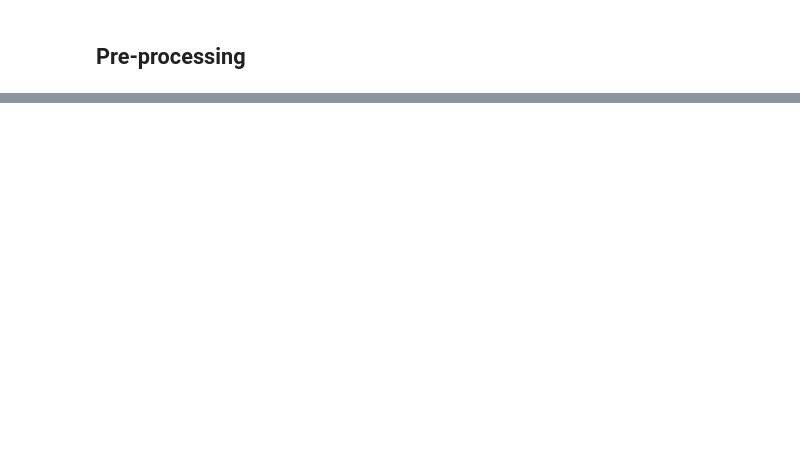
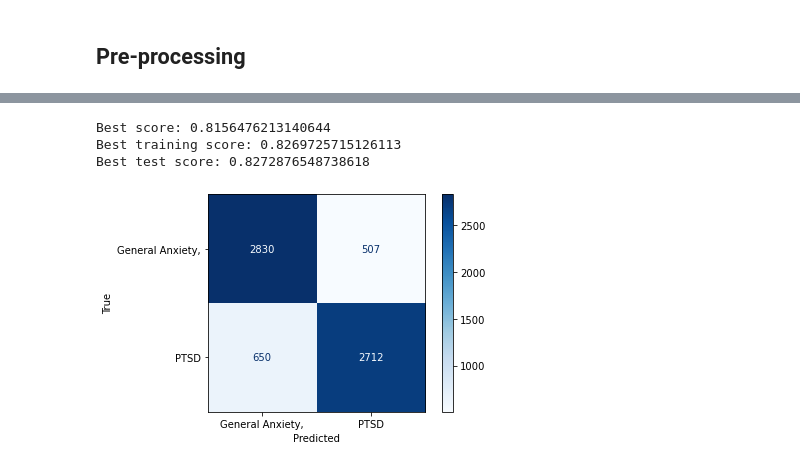
Before and after one commit to msamhz/GA-Lessons, a Jupyter notebook: project_3/Project3_Anxiety_PTSD.ipynb, the cells around one changed output, grey strips where cells are left out. Cells and saved outputs as stored; diff of their text form; code cells hidden in the pictures; blank space fills up the shorter version.

```diff
--- a/project_3/Project3_Anxiety_PTSD.ipynb
+++ b/project_3/Project3_Anxiety_PTSD.ipynb
@@ -113,2 +74,0 @@ df.head(1)
-# %%
-df = df[['subreddit', 'lemmatized_selftext', 'lemmatized_title', 'datetime']]
@@ -141,0 +263,25 @@ knn.fit()
+# %%
+# Train test split
+X_train, X_test, y_train, y_test = train_test_split(X,
+                                                    y,
+                                                    test_size=0.33,
+                                                    stratify=y,
+                                                    random_state=42)
+
+pipe = Pipeline([
+    ('cvec', CountVectorizer(stop_words = stopwordlist)),
+    ('nb', MultinomialNB())
+])
+
+pipe_params = {
+    'cvec__max_features': [1_000, 2_000],
+    'cvec__min_df': [0.001, .002, .005],
+    'cvec__max_df': [.6, .7, .8],
+    'cvec__ngram_range': [(1,1), (1,2)],
+}
+
+gs = GridSearchCV(pipe, # what object are we optimizing?
+                  param_grid=pipe_params, # what parameters values are we searching?
+                  cv=5) # 5-fold cross-validation
+
+gs.fit(X_train, y_train)
@@ -141,0 +306,25 @@ knn.fit()
+# %%
+# What's the best score?
+print('Best score:', gs.best_score_)
+
+# Score model on training set.
+print('Best training score:', gs.score(X_train, y_train))
+
+# Score model on testing set.
+print('Best test score:', gs.score(X_test, y_test))
+# %% [output]
+Best score: 0.8156476213140644
+Best training score: 0.8269725715126113
+Best test score: 0.8272876548738618
+# %%
+# Get predictions
+preds = gs.predict(X_test)
+
+# Save confusion matrix values
+tn, fp, fn, tp = confusion_matrix(y_test, preds).ravel()
+
+# View confusion matrix
+cmd = plot_confusion_matrix(gs, X_test, y_test, cmap='Blues', values_format='d', display_labels=['General Anxiety,','PTSD'])
+cmd.ax_.set(xlabel='Predicted', ylabel='True');
+# %% [output]
+[figure, added]
```
Also changed, not shown: parts of 40 cells of this notebook, 5 other files.
